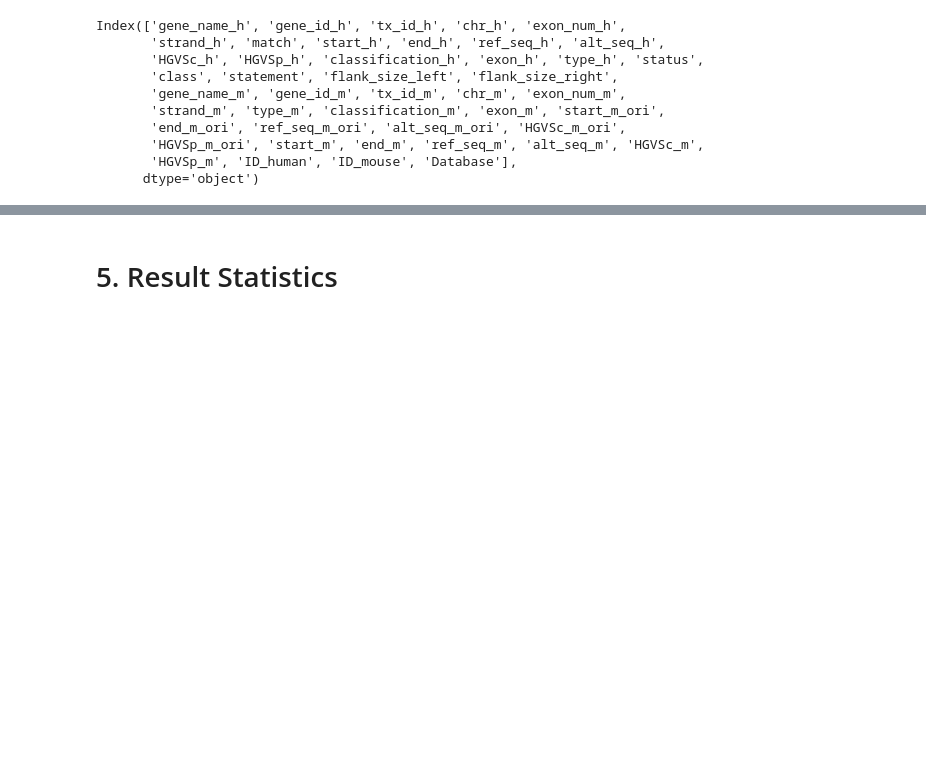
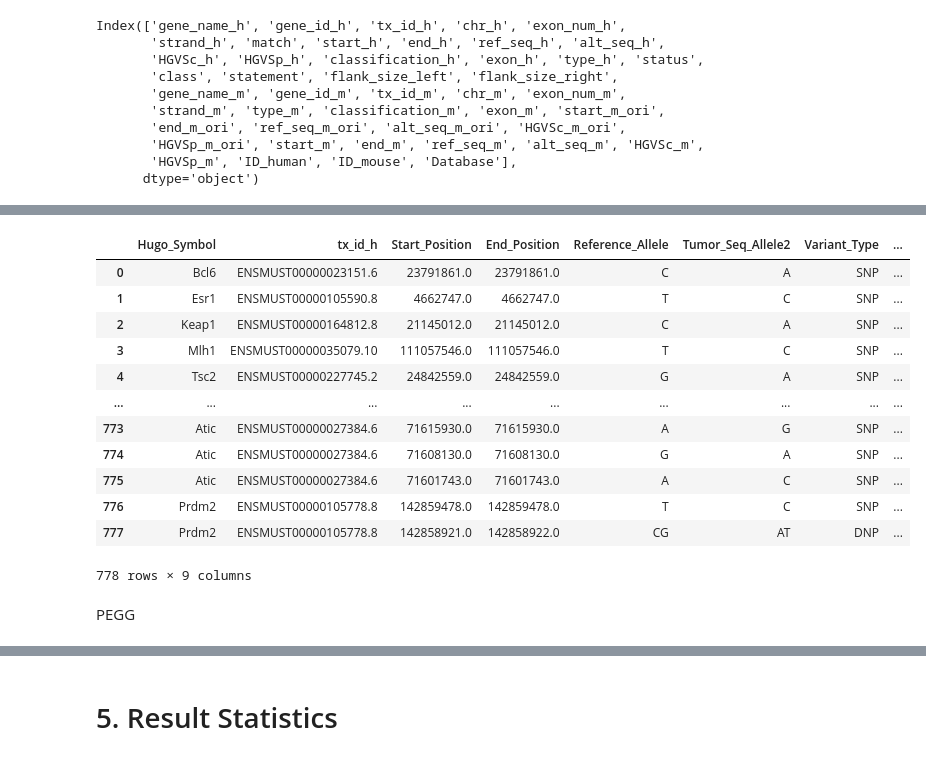
Before and after one commit to kexindon/h2m-public, a Jupyter notebook: manuscript-analysis/2_murine_mutation_database/2_murine_mutation_database.ipynb, the cells around one changed output, grey strips where cells are left out. Saved outputs shown, nothing was run; the diff lists cells and outputs as text; code cells hidden in the pictures; blank space fills up the shorter version.

```diff
--- a/manuscript-analysis/2_murine_mutation_database/2_murine_mutation_database.ipynb
+++ b/manuscript-analysis/2_murine_mutation_database/2_murine_mutation_database.ipynb
@@ -938,8 +989,17 @@ Index(['gene_name_h', 'gene_id_h', 'tx_id_h', 'chr_h', 'exon_num_h',
       dtype='object')
+# %%
+df['chr_h'] = [x[3:] for x in df['chr_h']]
+df['chr_m'] = [x[3:] for x in df['chr_m']]
 # %%
-df = df[[
+df_h = df[[
     'gene_name_h','tx_id_h','start_h', 'end_h', 'ref_seq_h','alt_seq_h','type_h','ID_human',
-       'chr'
+       'chr_h'
 ]]
+
+df_m = df[[
+    'gene_name_m','tx_id_m','start_m', 'end_m', 'ref_seq_m','alt_seq_m','type_m','ID_mouse',
+       'chr_m'
+]]
 # %%
-df_all.columns = ['Hugo_Symbol','tx_id_h','Start_Position','End_Position', 'Reference_Allele','Tumor_Seq_Allele2','Variant_Type','ID','Chromosome']
+df_h.columns = ['Hugo_Symbol','tx_id_h','Start_Position','End_Position', 'Reference_Allele','Tumor_Seq_Allele2','Variant_Type','ID','Chromosome']
+df_m.columns = ['Hugo_Symbol','tx_id_h','Start_Position','End_Position', 'Reference_Allele','Tumor_Seq_Allele2','Variant_Type','ID','Chromosome']
@@ -945,0 +1015,18 @@ df_all.columns = ['Hugo_Symbol','tx_id_h','Start_Position','End_Position', 'Refe
+# %%
+df_m = df_m.dropna(subset='ID').reset_index(drop=True)
+# %%
+df_m
+# %% [output]
+|  | Hugo_Symbol | tx_id_h | Start_Position | End_Position | Reference_Allele | Tumor_Seq_Allele2 | Variant_Type | ... |
+| 0 | Bcl6 | ENSMUST00000023151.6 | 23791861.0 | 23791861.0 | C | A | SNP | ... |
+| 1 | Esr1 | ENSMUST00000105590.8 | 4662747.0 | 4662747.0 | T | C | SNP | ... |
+| 2 | Keap1 | ENSMUST00000164812.8 | 21145012.0 | 21145012.0 | C | A | SNP | ... |
+| 3 | Mlh1 | ENSMUST00000035079.10 | 111057546.0 | 111057546.0 | T | C | SNP | ... |
+| 4 | Tsc2 | ENSMUST00000227745.2 | 24842559.0 | 24842559.0 | G | A | SNP | ... |
+| ... | ... | ... | ... | ... | ... | ... | ... | ... |
+| 773 | Atic | ENSMUST00000027384.6 | 71615930.0 | 71615930.0 | A | G | SNP | ... |
+| 774 | Atic | ENSMUST00000027384.6 | 71608130.0 | 71608130.0 | G | A | SNP | ... |
+| 775 | Atic | ENSMUST00000027384.6 | 71601743.0 | 71601743.0 | A | C | SNP | ... |
+| 776 | Prdm2 | ENSMUST00000105778.8 | 142859478.0 | 142859478.0 | T | C | SNP | ... |
+| 777 | Prdm2 | ENSMUST00000105778.8 | 142858921.0 | 142858922.0 | CG | AT | DNP | ... |
+778 rows × 9 columns
@@ -945,0 +1051,2 @@ df_all.columns = ['Hugo_Symbol','tx_id_h','Start_Position','End_Position', 'Refe
+# %% [markdown]
+PEGG
```
Also changed, not shown: parts of 37 cells of this notebook, 14 other files.
